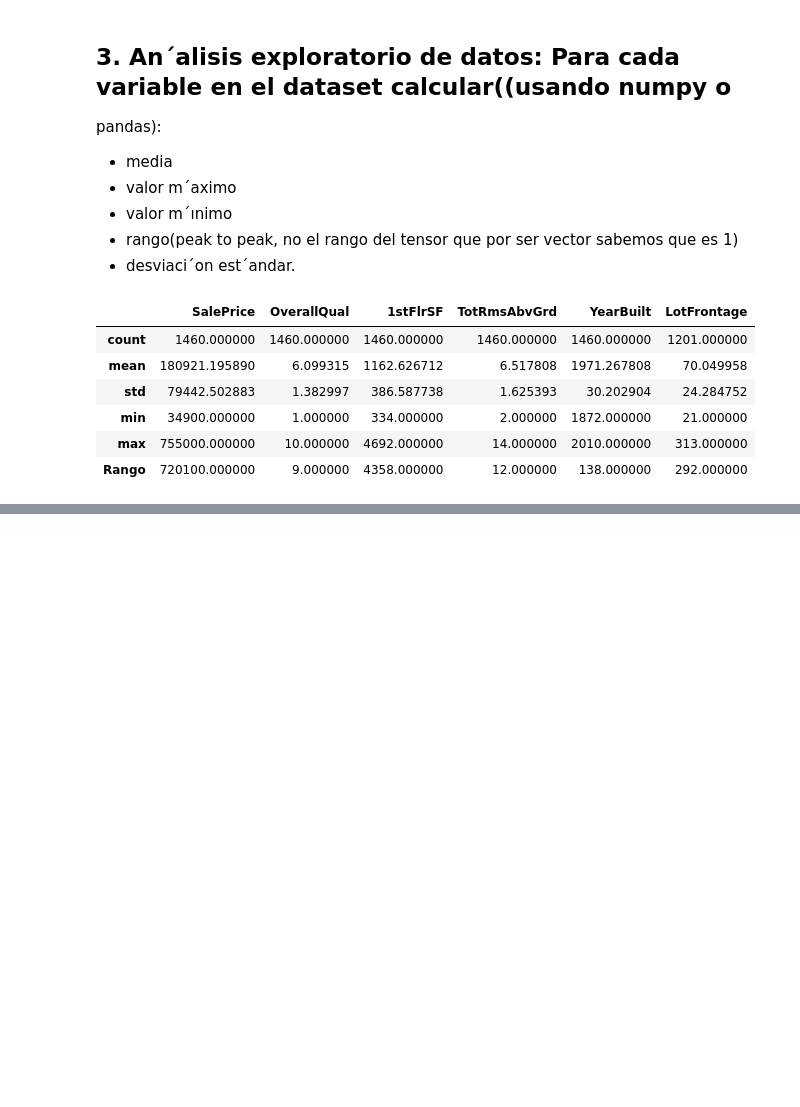
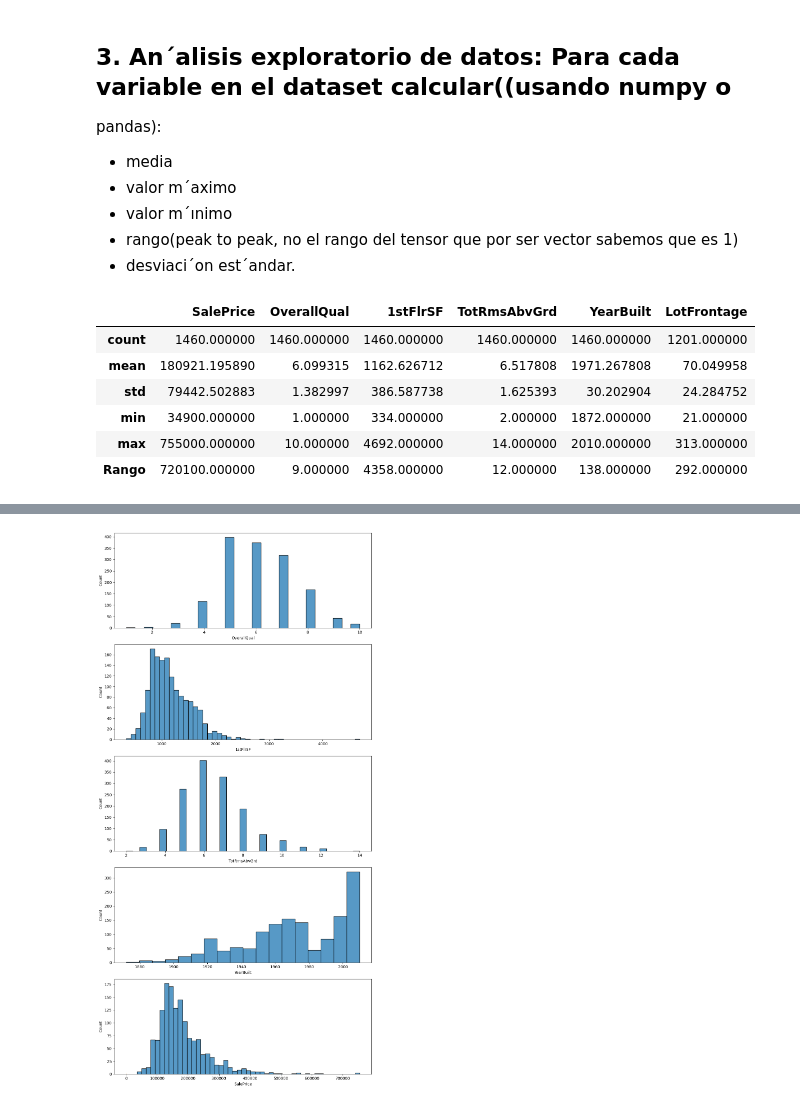
Before and after one commit to ronaldbailey/Proyecto-1---Regresi-n-con-Progra-, a Jupyter notebook: proyecto1.ipynb, the cells around one changed output, grey strips where cells are left out. Saved outputs shown, nothing was run; the diff lists cells and outputs as text; code cells hidden in the pictures; blank space fills up the shorter version.

```diff
--- a/proyecto1.ipynb
+++ b/proyecto1.ipynb
@@ -492,0 +548,23 @@ To https://github.com/ronaldbailey/Proyecto-1---Regresi-n-con-Progra-.git
+# %%
+import pandas as pd
+import seaborn as sns
+import matplotlib.pyplot as plt
+
+
+
+df = data
+
+# crear figura y subplots
+fig, axs = plt.subplots(nrows=5, figsize=(10,20))
+
+for i, columna in enumerate(data.columns):
+    sns.histplot(data[columna],ax=axs[i-1])
+
+
+# ajustar espacios entre subplots
+plt.tight_layout()
+
+# mostrar figura
+plt.show()
+# %% [output]
+[figure, added]
```
Also changed, not shown: parts of 5 cells of this notebook.
